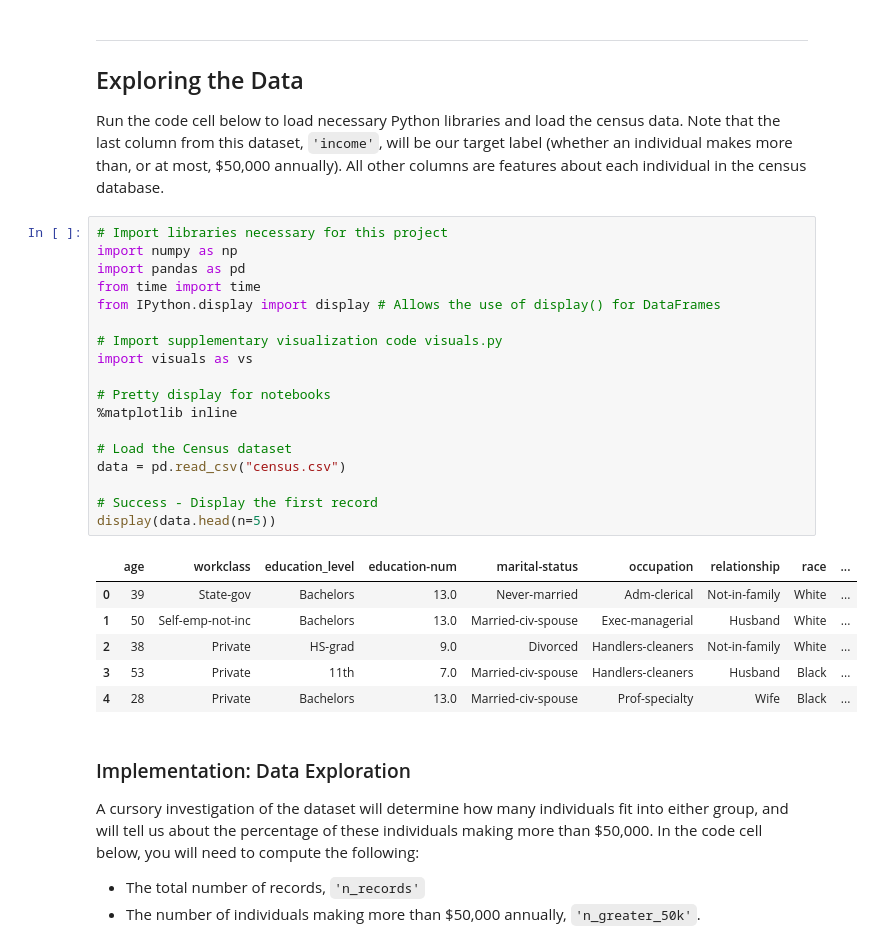
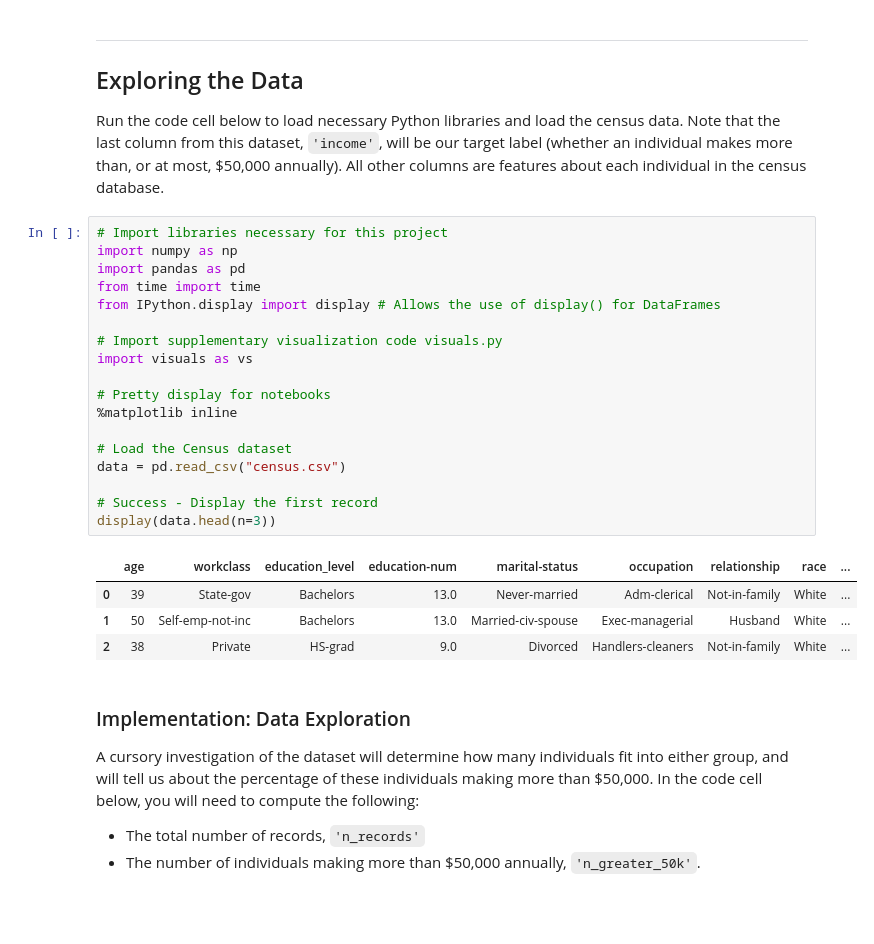
Before and after one commit to jitheshlive/Ample, a Jupyter notebook: finding_donors/finding_donors.ipynb, the cells around one changed output. Saved outputs shown, nothing was run; the diff lists cells and outputs as text; blank space fills up the shorter version.

```diff
--- a/finding_donors/finding_donors.ipynb
+++ b/finding_donors/finding_donors.ipynb
@@ -21,28 +21,26 @@ Run the code cell below to load necessary Python libraries and load the census d
 # %%
 # Import libraries necessary for this project
 import numpy as np
 import pandas as pd
 from time import time
 from IPython.display import display # Allows the use of display() for DataFrames
 
 # Import supplementary visualization code visuals.py
 import visuals as vs
 
 # Pretty display for notebooks
 %matplotlib inline
 
 # Load the Census dataset
 data = pd.read_csv("census.csv")
 
 # Success - Display the first record
-display(data.head(n=5))
+display(data.head(n=3))
 # %% [output]
 |  | age | workclass | education_level | education-num | marital-status | occupation | relationship | race | ... |
 | 0 | 39 | State-gov | Bachelors | 13.0 | Never-married | Adm-clerical | Not-in-family | White | ... |
 | 1 | 50 | Self-emp-not-inc | Bachelors | 13.0 | Married-civ-spouse | Exec-managerial | Husband | White | ... |
 | 2 | 38 | Private | HS-grad | 9.0 | Divorced | Handlers-cleaners | Not-in-family | White | ... |
-| 3 | 53 | Private | 11th | 7.0 | Married-civ-spouse | Handlers-cleaners | Husband | Black | ... |
-| 4 | 28 | Private | Bachelors | 13.0 | Married-civ-spouse | Prof-specialty | Wife | Black | ... |
 # %% [markdown]
 ### Implementation: Data Exploration
 A cursory investigation of the dataset will determine how many individuals fit into either group, and will tell us about the percentage of these individuals making more than \$50,000. In the code cell below, you will need to compute the following:
```
Also changed, not shown: parts of 15 cells of this notebook.
